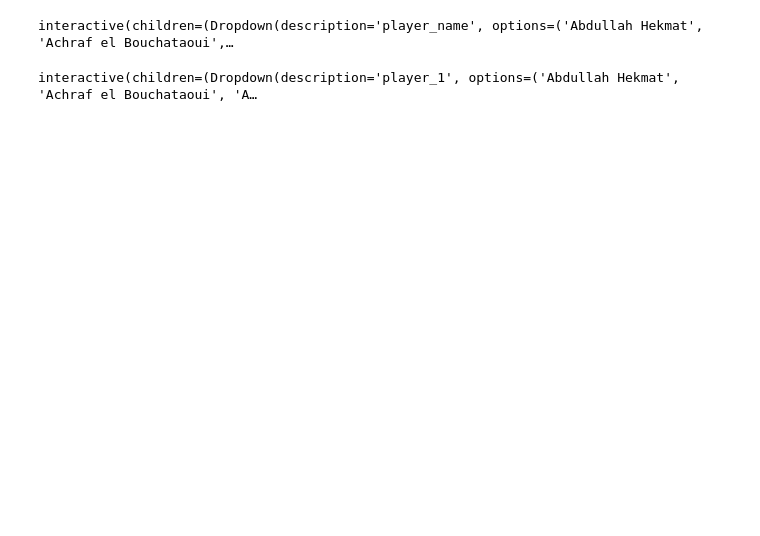
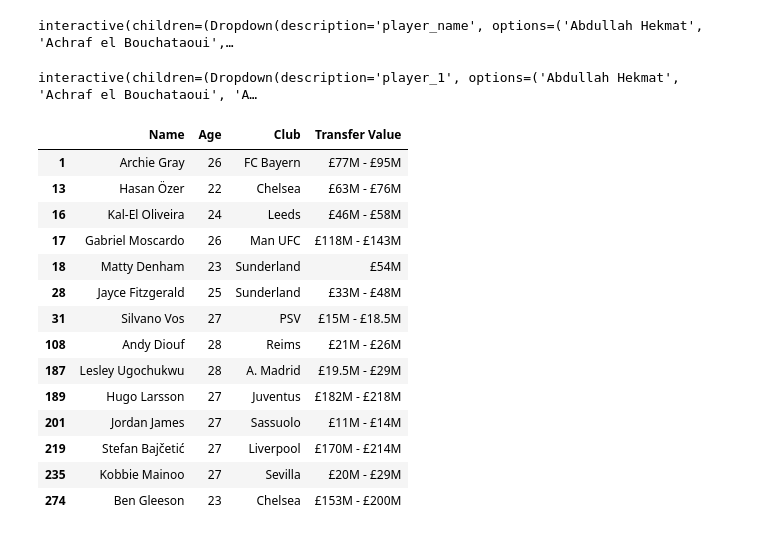
Before and after one commit to bachtran02/fm-data-analysis, a Jupyter notebook: main.ipynb, the cells around one changed output. Cells and saved outputs as stored; diff of their text form; code cells hidden in the pictures; blank space fills up the shorter version.

```diff
--- a/main.ipynb
+++ b/main.ipynb
@@ -860,3 +805,58 @@ def create_compare_pizza(player_1, player_2):
 widgets.interact(create_compare_pizza, player_1=cdm_names, player_2=cdm_names);
 # %% [output]
 interactive(children=(Dropdown(description='player_1', options=('Abdullah Hekmat', 'Achraf el Bouchataoui', 'A…
+# %%
+# Players search
+
+# kone_percentiles = find_percentiles('Manu Koné')
+# print('Percentiles:')
+# for i in range(len(params)):
+#     print(f'{params[i]}: {kone_percentiles[i]}th')
+
+metrics = params.copy()
+# kone_stats = valid_cdms[valid_cdms['Name'] == 'Manu Koné'].iloc[0]
+kone_percentiles = np.array(find_percentiles('Manu Koné'))
+# print('Percentiles:')
+# for i in range(len(params)):
+#     print(f'{params[i]}: {kone_percentiles[i]}th')
+
+# lower-bound: within -10 percentile of Kone stats
+lower_bound_percentiles = kone_percentiles - 15
+# lower_bound_percentiles
+
+threshold = 11
+
+lower_bound_stats = []
+for i in range(len(metrics)):
+    lower_bound_stats.append(np.percentile(valid_cdms[metrics[i]], lower_bound_percentiles[i]))
+
+# comparison = valid_cdms[valid_cdms[params].ge(lower_bound_percentiles, axis=1)]
+comparison = valid_cdms[metrics].ge(lower_bound_stats, axis=1)
+
+# valid_cdms['Comparison'] = comparison.sum(axis=1)
+
+# display(valid_cdms[['Name', 'Comparison']])
+
+
+# parse transfer value (based, top value)
+
+
+# Filter rows where the number of True values is greater than or equal to the threshold
+rows_higher_than_reference = valid_cdms[(comparison.sum(axis=1) >= threshold) & (valid_cdms['Age'] <= 28) & (valid_cdms['Hdr %'] > 0.5)]
+rows_higher_than_reference[['Name', 'Age', 'Club', 'Transfer Value']]
+# %% [output]
+|  | Name | Age | Club | Transfer Value |
+| 1 | Archie Gray | 26 | FC Bayern | £77M - £95M |
+| 13 | Hasan Özer | 22 | Chelsea | £63M - £76M |
+| 16 | Kal-El Oliveira | 24 | Leeds | £46M - £58M |
+| 17 | Gabriel Moscardo | 26 | Man UFC | £118M - £143M |
+| 18 | Matty Denham | 23 | Sunderland | £54M |
+| 28 | Jayce Fitzgerald | 25 | Sunderland | £33M - £48M |
+| 31 | Silvano Vos | 27 | PSV | £15M - £18.5M |
+| 108 | Andy Diouf | 28 | Reims | £21M - £26M |
+| 187 | Lesley Ugochukwu | 28 | A. Madrid | £19.5M - £29M |
+| 189 | Hugo Larsson | 27 | Juventus | £182M - £218M |
+| 201 | Jordan James | 27 | Sassuolo | £11M - £14M |
+| 219 | Stefan Bajčetić | 27 | Liverpool | £170M - £214M |
+| 235 | Kobbie Mainoo | 27 | Sevilla | £20M - £29M |
+| 274 | Ben Gleeson | 23 | Chelsea | £153M - £200M |
```
Also changed, not shown: parts of 4 cells of this notebook.
